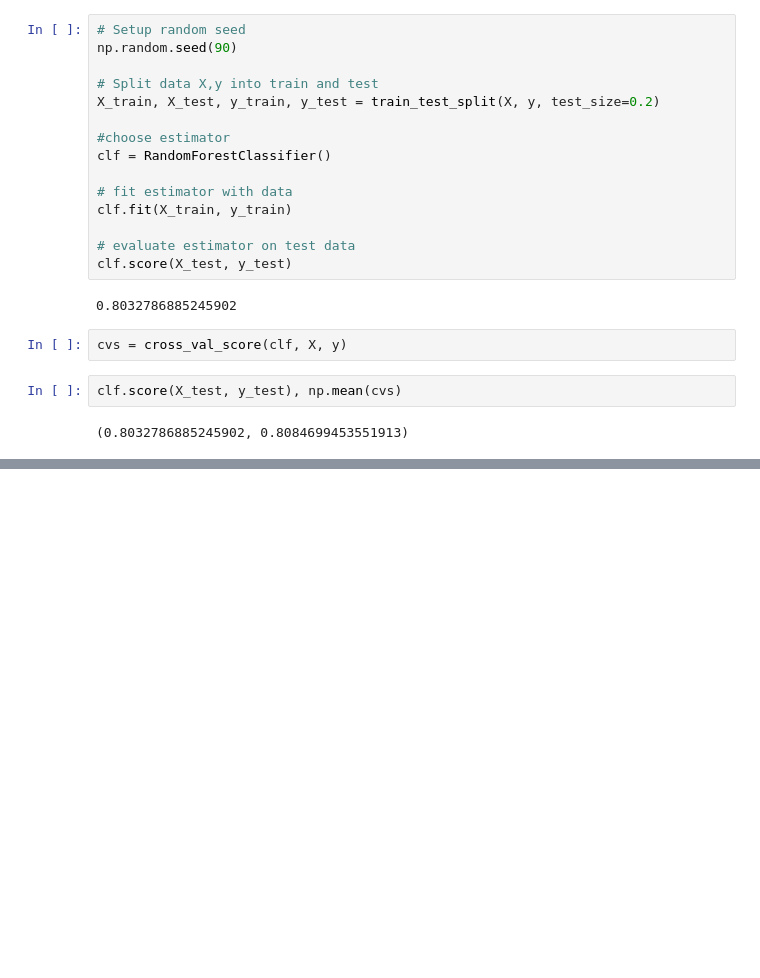
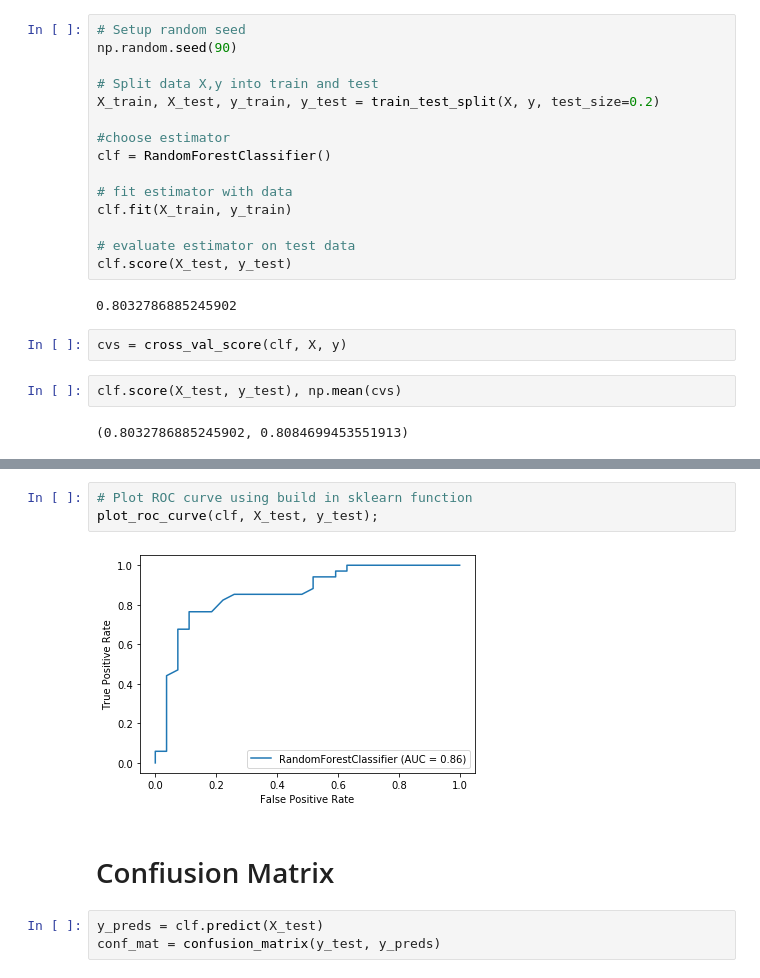
Before and after one commit to AdrianLabuda/scikit_train, a Jupyter notebook: heart_disease.ipynb, the cells around one changed output, grey strips where cells are left out. Saved outputs shown, nothing was run; the diff lists cells and outputs as text; blank space fills up the shorter version.

```diff
--- a/heart_disease.ipynb
+++ b/heart_disease.ipynb
@@ -217,0 +228,10 @@ plt.show()
+# %%
+# Plot ROC curve using build in sklearn function
+plot_roc_curve(clf, X_test, y_test);
+# %% [output]
+[figure, added]
+# %% [markdown]
+# Confiusion Matrix
+# %%
+y_preds = clf.predict(X_test)
+conf_mat = confusion_matrix(y_test, y_preds)
```
Also changed, not shown: parts of 8 cells of this notebook.
